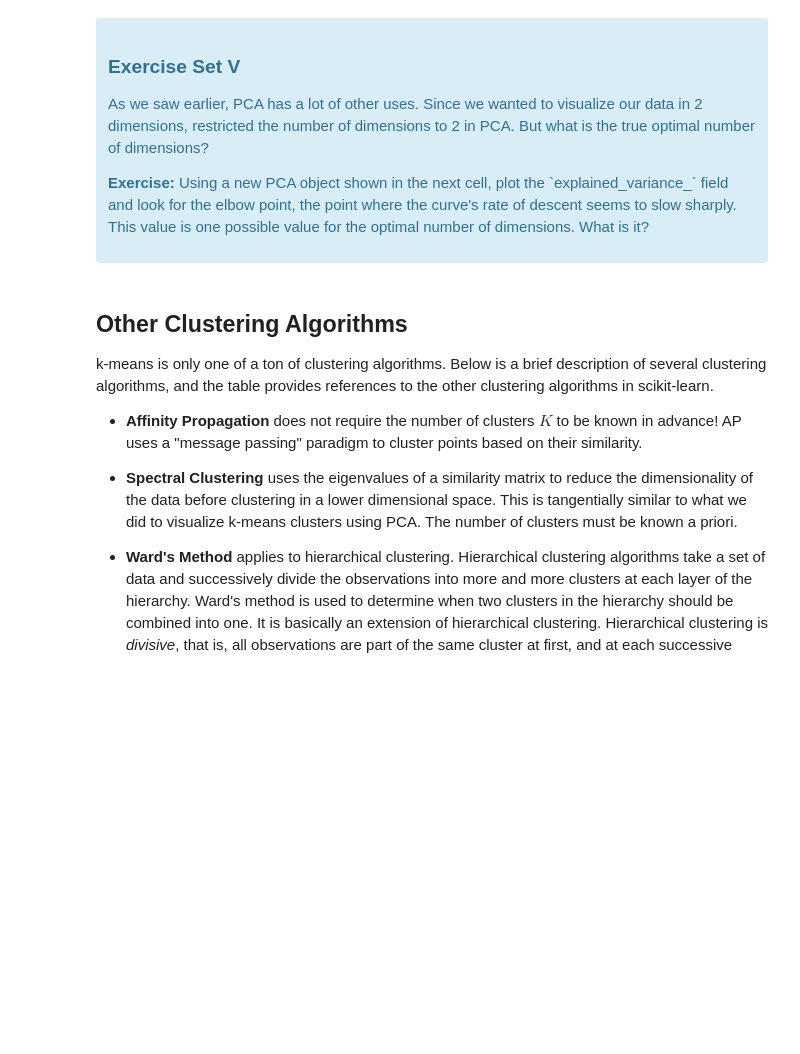
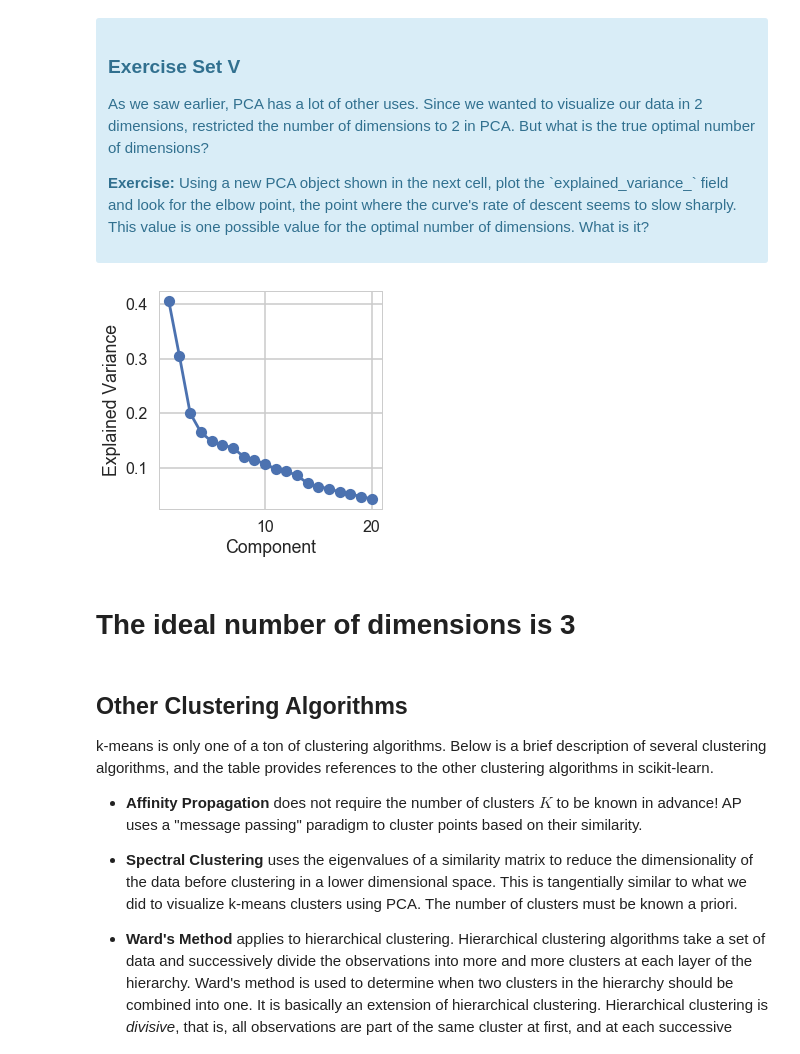
Before and after one commit to JCardenasRdz/SpringBoard, a Jupyter notebook: Projects/18_Clustering/Mini_Project_Clustering_Julio.ipynb, the cells around one changed output. Saved outputs shown, nothing was run; the diff lists cells and outputs as text; code cells hidden in the pictures; blank space fills up the shorter version.

```diff
--- a/Projects/18_Clustering/Mini_Project_Clustering_Julio.ipynb
+++ b/Projects/18_Clustering/Mini_Project_Clustering_Julio.ipynb
@@ -456,11 +428,20 @@ What we've done is we've taken those columns of 0/1 indicator variables, and we'
 # %%
 #your turn
 # Initialize a new PCA model with a default number of components.
-import sklearn.decomposition
-pca = sklearn.decomposition.PCA()
-pca.fit(X)
-
-# Do the rest on your own :)
+#import sklearn.decomposition
+#pca = sklearn.decomposition.PCA()
+#pca.fit(X)
+n =20
+pca = PCA(n_components=n)
+component = np.arange(1,n+1)
+PCA_components = pca.fit(X)
+plt.figure(figsize=(4,4)); plt.plot(component,pca.explained_variance_,'-o');
+plt.xlabel('Component'); plt.ylabel('Explained Variance');
+#This value is one possible value for the optimal number of dimensions. What is it?
+# %% [output]
+[figure, added]
+# %% [markdown]
+# The ideal number of dimensions is 3
 # %% [markdown]
 ## Other Clustering Algorithms
 
```
Also changed, not shown: parts of 9 cells of this notebook.
